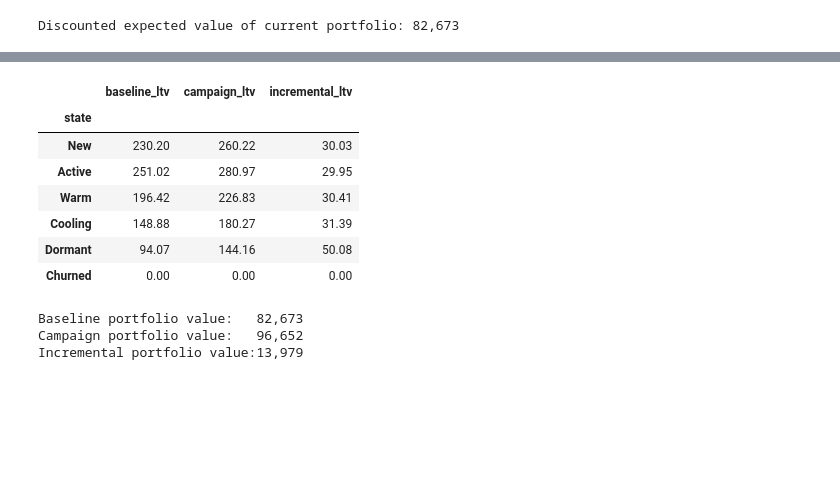
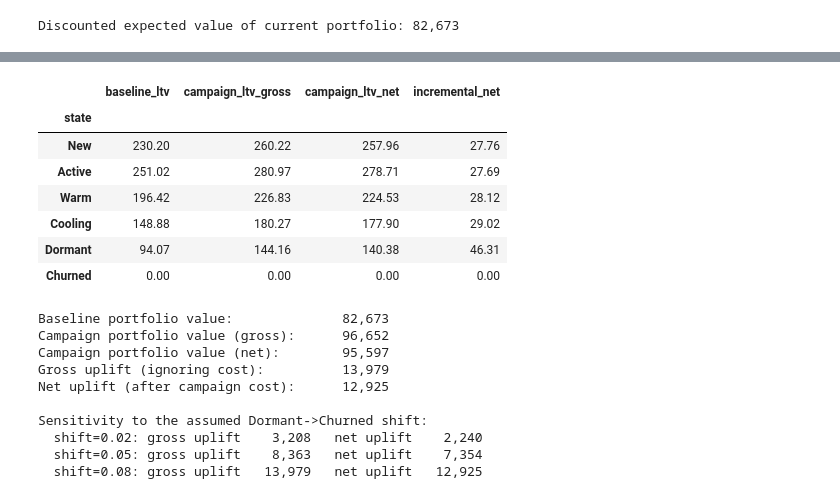
Before and after one commit to josephazar/Survival_Analysis_Demo, a Jupyter notebook: btyd_analysis/LTV_Markov_Intro_End_to_End_Project.ipynb, the cells around one changed output, grey strips where cells are left out. Saved outputs shown, nothing was run; the diff lists cells and outputs as text; code cells hidden in the pictures; blank space fills up the shorter version.

```diff
--- a/btyd_analysis/LTV_Markov_Intro_End_to_End_Project.ipynb
+++ b/btyd_analysis/LTV_Markov_Intro_End_to_End_Project.ipynb
@@ -372,32 +511,65 @@ We can edit the transition matrix and reprice the portfolio.
 # %%
+CAMPAIGN_MONTHLY_COST_PER_DORMANT = 1.50  # assumed cost per Dormant customer per month, while Dormant
+DORMANT_CHURN_SHIFT = 0.08                # assumed mass moved from Dormant->Churned into Dormant->Active
+
 P_campaign = P_hat.copy()
-shift = min(0.08, P_campaign.loc["Dormant", "Churned"])
+shift = min(DORMANT_CHURN_SHIFT, P_campaign.loc["Dormant", "Churned"])
 P_campaign.loc["Dormant", "Churned"] -= shift
 P_campaign.loc["Dormant", "Active"] += shift
 
-ltv_campaign = infinite_horizon_ltv(P_campaign, reward, monthly_discount_rate=0.01)
+reward_campaign = reward.copy()
+reward_campaign.loc["Dormant"] -= CAMPAIGN_MONTHLY_COST_PER_DORMANT
+
+ltv_campaign_gross = infinite_horizon_ltv(P_campaign, reward, monthly_discount_rate=0.01)
+ltv_campaign_net = infinite_horizon_ltv(P_campaign, reward_campaign, monthly_discount_rate=0.01)
+
 comparison = pd.DataFrame({
     "baseline_ltv": ltv_infinite,
-    "campaign_ltv": ltv_campaign,
-    "incremental_ltv": ltv_campaign - ltv_infinite,
+    "campaign_ltv_gross": ltv_campaign_gross,
+    "campaign_ltv_net": ltv_campaign_net,
+    "incremental_net": ltv_campaign_net - ltv_infinite,
 }).round(2)
 comparison
 # %% [output]
-|  | baseline_ltv | campaign_ltv | incremental_ltv |
-| state |  |  |  |
-| New | 230.20 | 260.22 | 30.03 |
-| Active | 251.02 | 280.97 | 29.95 |
-| Warm | 196.42 | 226.83 | 30.41 |
-| Cooling | 148.88 | 180.27 | 31.39 |
-| Dormant | 94.07 | 144.16 | 50.08 |
-| Churned | 0.00 | 0.00 | 0.00 |
+|  | baseline_ltv | campaign_ltv_gross | campaign_ltv_net | incremental_net |
+| state |  |  |  |  |
+| New | 230.20 | 260.22 | 257.96 | 27.76 |
+| Active | 251.02 | 280.97 | 278.71 | 27.69 |
+| Warm | 196.42 | 226.83 | 224.53 | 28.12 |
+| Cooling | 148.88 | 180.27 | 177.90 | 29.02 |
+| Dormant | 94.07 | 144.16 | 140.38 | 46.31 |
+| Churned | 0.00 | 0.00 | 0.00 | 0.00 |
 # %%
-portfolio_ltv_campaign = float(current_counts.values @ ltv_campaign.values)
-incremental_portfolio_value = portfolio_ltv_campaign - portfolio_ltv
-print(f"Baseline portfolio value:   {portfolio_ltv:,.0f}")
-print(f"Campaign portfolio value:   {portfolio_ltv_campaign:,.0f}")
-print(f"Incremental portfolio value:{incremental_portfolio_value:,.0f}")
+portfolio_ltv_campaign_gross = float(current_counts.values @ ltv_campaign_gross.values)
+portfolio_ltv_campaign_net = float(current_counts.values @ ltv_campaign_net.values)
+gross_uplift = portfolio_ltv_campaign_gross - portfolio_ltv
+net_uplift = portfolio_ltv_campaign_net - portfolio_ltv
+
+print(f"Baseline portfolio value:          {portfolio_ltv:>10,.0f}")
+print(f"Campaign portfolio value (gross):  {portfolio_ltv_campaign_gross:>10,.0f}")
+print(f"Campaign portfolio value (net):    {portfolio_ltv_campaign_net:>10,.0f}")
+print(f"Gross uplift (ignoring cost):      {gross_uplift:>10,.0f}")
+print(f"Net uplift (after campaign cost):  {net_uplift:>10,.0f}")
+
+print("\nSensitivity to the assumed Dormant->Churned shift:")
+for assumed_shift in [0.02, 0.05, 0.08]:
+    P_s = P_hat.copy()
+    s = min(assumed_shift, P_s.loc["Dormant", "Churned"])
+    P_s.loc["Dormant", "Churned"] -= s
+    P_s.loc["Dormant", "Active"] += s
+    v_gross = infinite_horizon_ltv(P_s, reward, monthly_discount_rate=0.01)
+    v_net = infinite_horizon_ltv(P_s, reward_campaign, monthly_discount_rate=0.01)
+    g = float(current_counts.values @ (v_gross - ltv_infinite).values)
+    n = float(current_counts.values @ (v_net - ltv_infinite).values)
+    print(f"  shift={s:.2f}: gross uplift {g:>8,.0f}   net uplift {n:>8,.0f}")
 # %% [output]
-Baseline portfolio value:   82,673
-Campaign portfolio value:   96,652
-Incremental portfolio value:13,979
+Baseline portfolio value:              82,673
+Campaign portfolio value (gross):      96,652
+Campaign portfolio value (net):        95,597
+Gross uplift (ignoring cost):          13,979
+Net uplift (after campaign cost):      12,925
+
+Sensitivity to the assumed Dormant->Churned shift:
+  shift=0.02: gross uplift    3,208   net uplift    2,240
+  shift=0.05: gross uplift    8,363   net uplift    7,354
+  shift=0.08: gross uplift   13,979   net uplift   12,925
```
Also changed, not shown: parts of 25 cells of this notebook, 16 other files.
